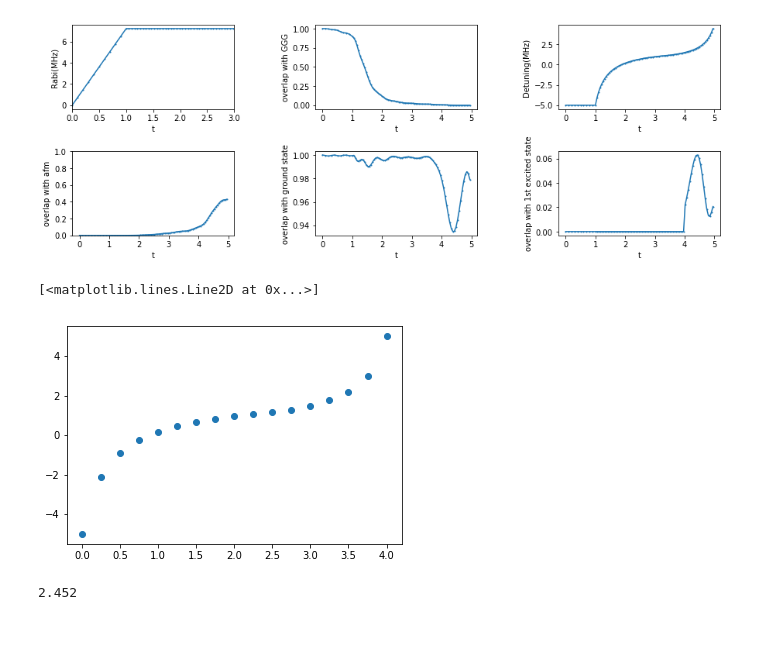
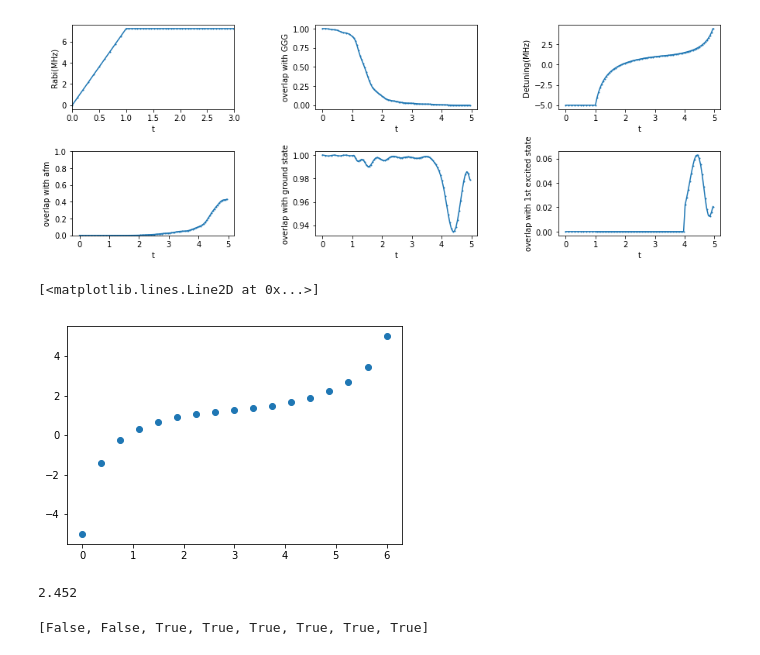
Before and after one commit to nacs-lab/yw-data, a Jupyter notebook: energy_gap_ring/generate_scan_params_8sites.ipynb, the cells around one changed output. Drawn from its saved outputs; the diff is of its cells as text; code cells hidden in the pictures.

```diff
--- a/energy_gap_ring/generate_scan_params_8sites.ipynb
+++ b/energy_gap_ring/generate_scan_params_8sites.ipynb
@@ -138,24 +139,32 @@ def Deltafunc(time):
     else:
         return DILILA(t,T_DiLILA, dinit,gapinit,gapcrit,gapfin,dcrit,dfin,tinflect)
 # %%
-time = np.linspace(0,4,17)
+time = np.linspace(0,6,17)
 det = []
 Rabi_ramp_time = 0
 T_DiLILA = 4
 dinit = -5
 gapinit = 5.17
 gapcrit = 0.6614
+dcrit = 1.13
 gapfin = 3.68
-dcrit = 1.13
+
 dfin = 5
 tinflect = 2.452
 for i in range(len(time)):
     det.append(Deltafunc(time[i]))
 plt.plot(time, np.array(det),marker = 'o',ls = '')
 # %% [output]
 [<matplotlib.lines.Line2D at 0x...>]
-[figure, old version]
+[figure, new version]
 # %%
 6.13/10*4
 # %% [output]
 2.452
+# %%
+L1 = 8
+pos_occupied = [False]+[True]*(L1-1)
+pos_occupied[1]= False
+pos_occupied
+# %% [output]
+[False, False, True, True, True, True, True, True]
```
Also changed, not shown: parts of 1 cell of this notebook, 7 other files.
